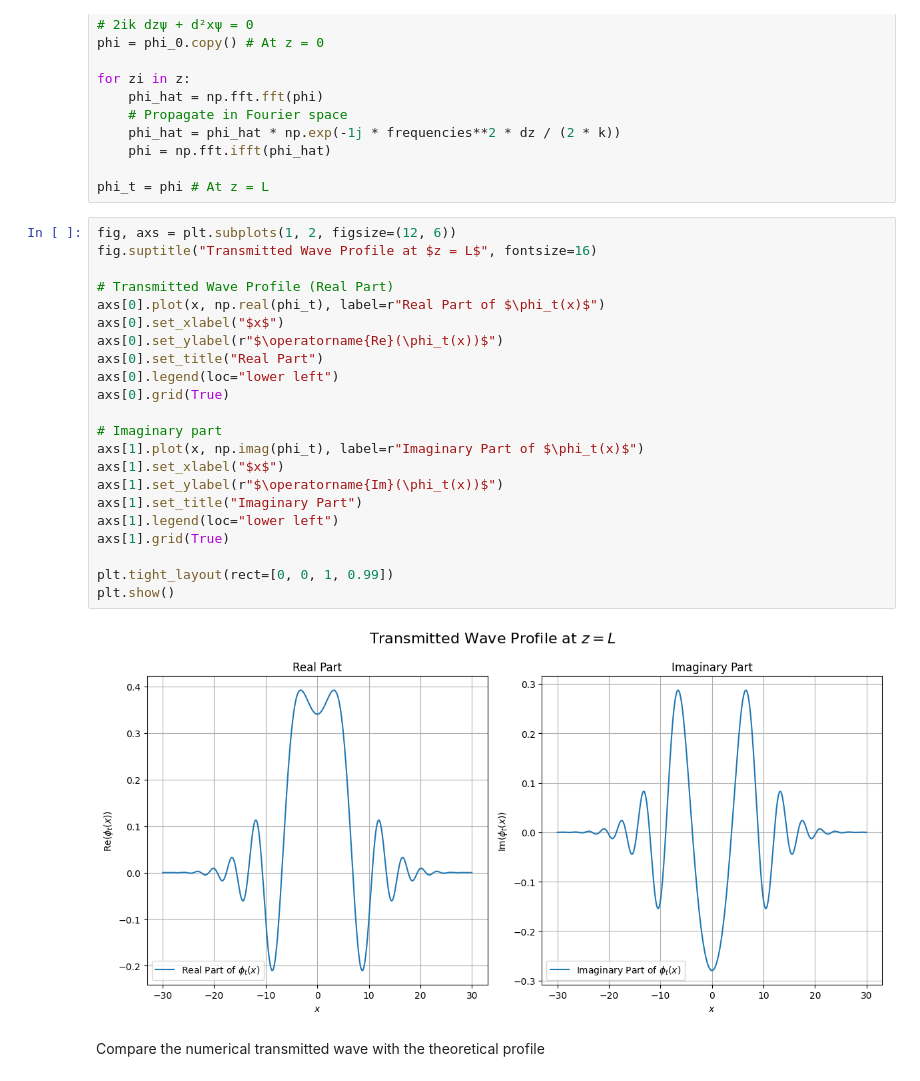
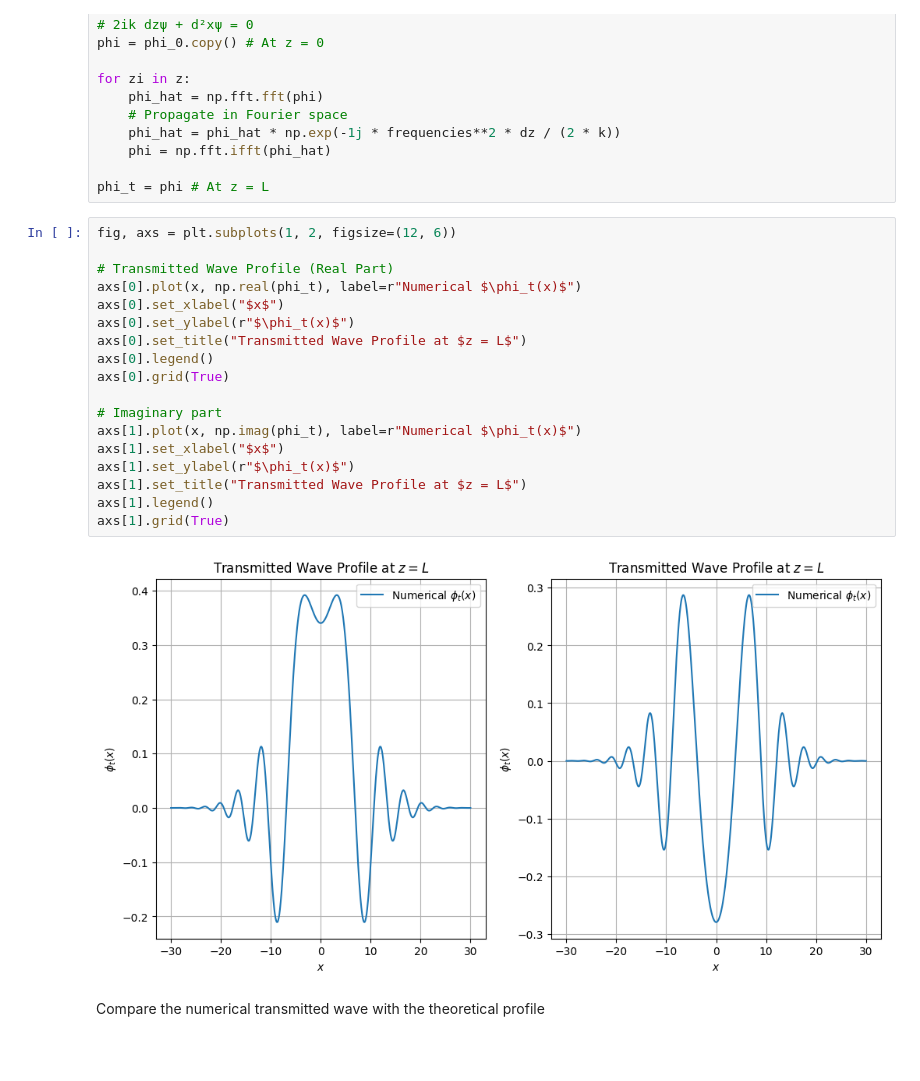
Before and after one commit to cyrielletheobald/mva_inverse_problems, a Jupyter notebook: time_reversal.ipynb, the cells around one changed output. Cells and saved outputs as stored; diff of their text form; blank space fills up the shorter version.

```diff
--- a/time_reversal.ipynb
+++ b/time_reversal.ipynb
@@ -76,27 +74,23 @@ for zi in z:
 phi_t = phi # At z = L
 # %%
 fig, axs = plt.subplots(1, 2, figsize=(12, 6))
-fig.suptitle("Transmitted Wave Profile at $z = L$", fontsize=16)
 
 # Transmitted Wave Profile (Real Part)
-axs[0].plot(x, np.real(phi_t), label=r"Real Part of $\phi_t(x)$")
+axs[0].plot(x, np.real(phi_t), label=r"Numerical $\phi_t(x)$")
 axs[0].set_xlabel("$x$")
-axs[0].set_ylabel(r"$\operatorname{Re}(\phi_t(x))$")
-axs[0].set_title("Real Part")
-axs[0].legend(loc="lower left")
+axs[0].set_ylabel(r"$\phi_t(x)$")
+axs[0].set_title("Transmitted Wave Profile at $z = L$")
+axs[0].legend()
 axs[0].grid(True)
 
 # Imaginary part
-axs[1].plot(x, np.imag(phi_t), label=r"Imaginary Part of $\phi_t(x)$")
+axs[1].plot(x, np.imag(phi_t), label=r"Numerical $\phi_t(x)$")
 axs[1].set_xlabel("$x$")
-axs[1].set_ylabel(r"$\operatorname{Im}(\phi_t(x))$")
-axs[1].set_title("Imaginary Part")
-axs[1].legend(loc="lower left")
+axs[1].set_ylabel(r"$\phi_t(x)$")
+axs[1].set_title("Transmitted Wave Profile at $z = L$")
+axs[1].legend()
 axs[1].grid(True)
-
-plt.tight_layout(rect=[0, 0, 1, 0.99])
-plt.show()
 # %% [output]
-[figure, old version]
+[figure, new version]
 # %% [markdown]
 Compare the numerical transmitted wave with the theoretical profile
```
Also changed, not shown: parts of 23 cells of this notebook.
